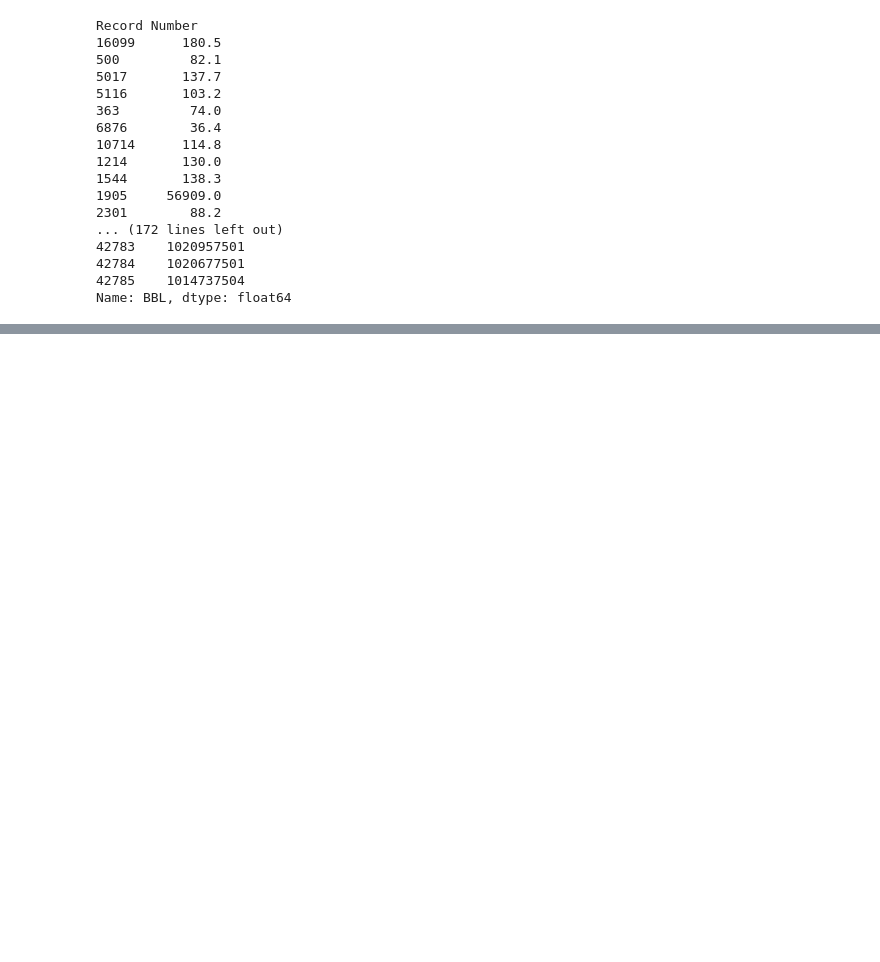
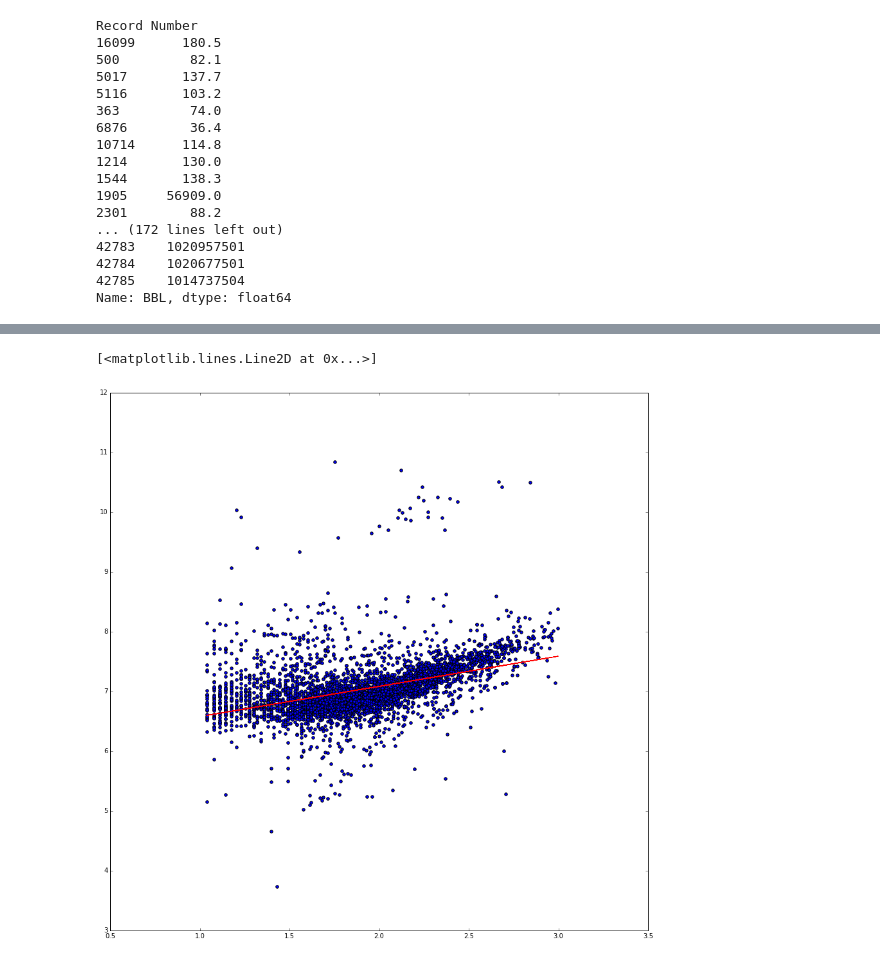
Before and after one commit to yanchao1992/PUI2015_yxu, a Jupyter notebook: hw5/5-1.ipynb, the cells around one changed output, grey strips where cells are left out. Cells and saved outputs as stored; diff of their text form; code cells hidden in the pictures; blank space fills up the shorter version.

```diff
--- a/hw5/5-1.ipynb
+++ b/hw5/5-1.ipynb
@@ -116,0 +143,11 @@ bblnrgdata = pd.merge(nrg, bsize, how = 'inner', on = 'BBL')
+# %%
+import statsmodels.formula.api as smf
+data = pd.DataFrame({'EnergyTotalLog':np.log10(bblnrgdata_cut.EnergyTotal),
+                  'UnitsTotalLog':np.log10(bblnrgdata_cut.UnitsTotal)})
+model1 = smf.ols('EnergyTotalLog ~ UnitsTotalLog', data=data).fit()
+pl.figure(figsize=(15,15))
+pl.scatter(data.UnitsTotalLog, data.EnergyTotalLog)
+plot(data.UnitsTotalLog, model1.predict(),'r')
+# %% [output]
+[<matplotlib.lines.Line2D at 0x...>]
+[figure, added]
```
Also changed, not shown: parts of 12 cells of this notebook.
